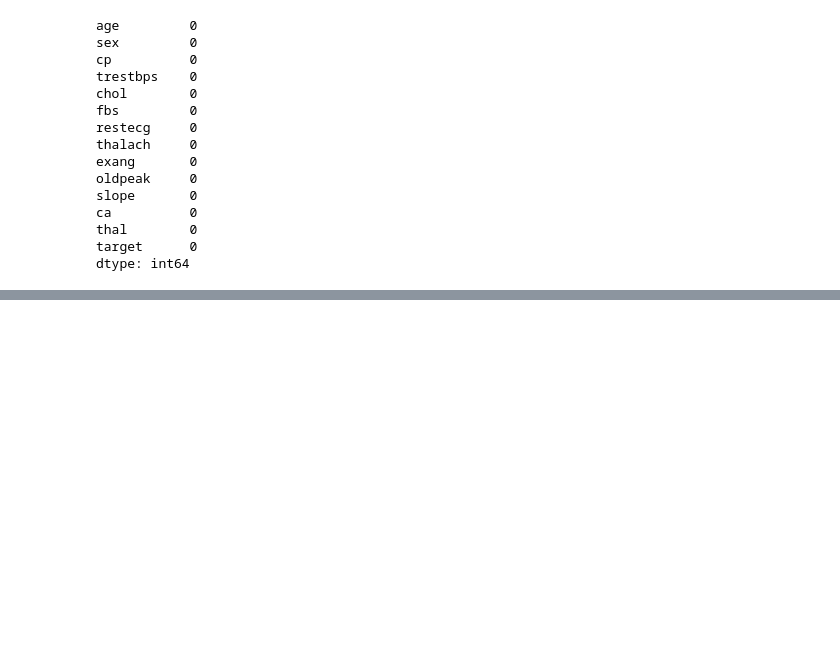
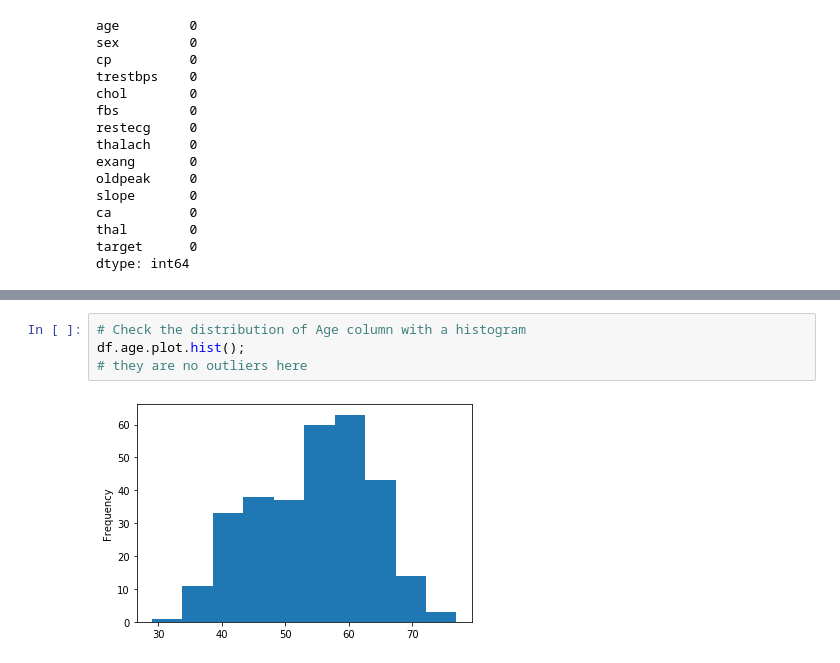
Before and after one commit to AnalystGagan/Project-Heart-Disease, a Jupyter notebook: End-to-end-heart-disease-classification.ipynb, the cells around one changed output, grey strips where cells are left out. Cells and saved outputs as stored; diff of their text form; blank space fills up the shorter version.

```diff
--- a/End-to-end-heart-disease-classification.ipynb
+++ b/End-to-end-heart-disease-classification.ipynb
@@ -173,0 +243,6 @@ df.describe()
+# %%
+# Check the distribution of Age column with a histogram
+df.age.plot.hist();
+# they are no outliers here
+# %% [output]
+[figure, added]
```
Also changed, not shown: parts of 12 cells of this notebook.
